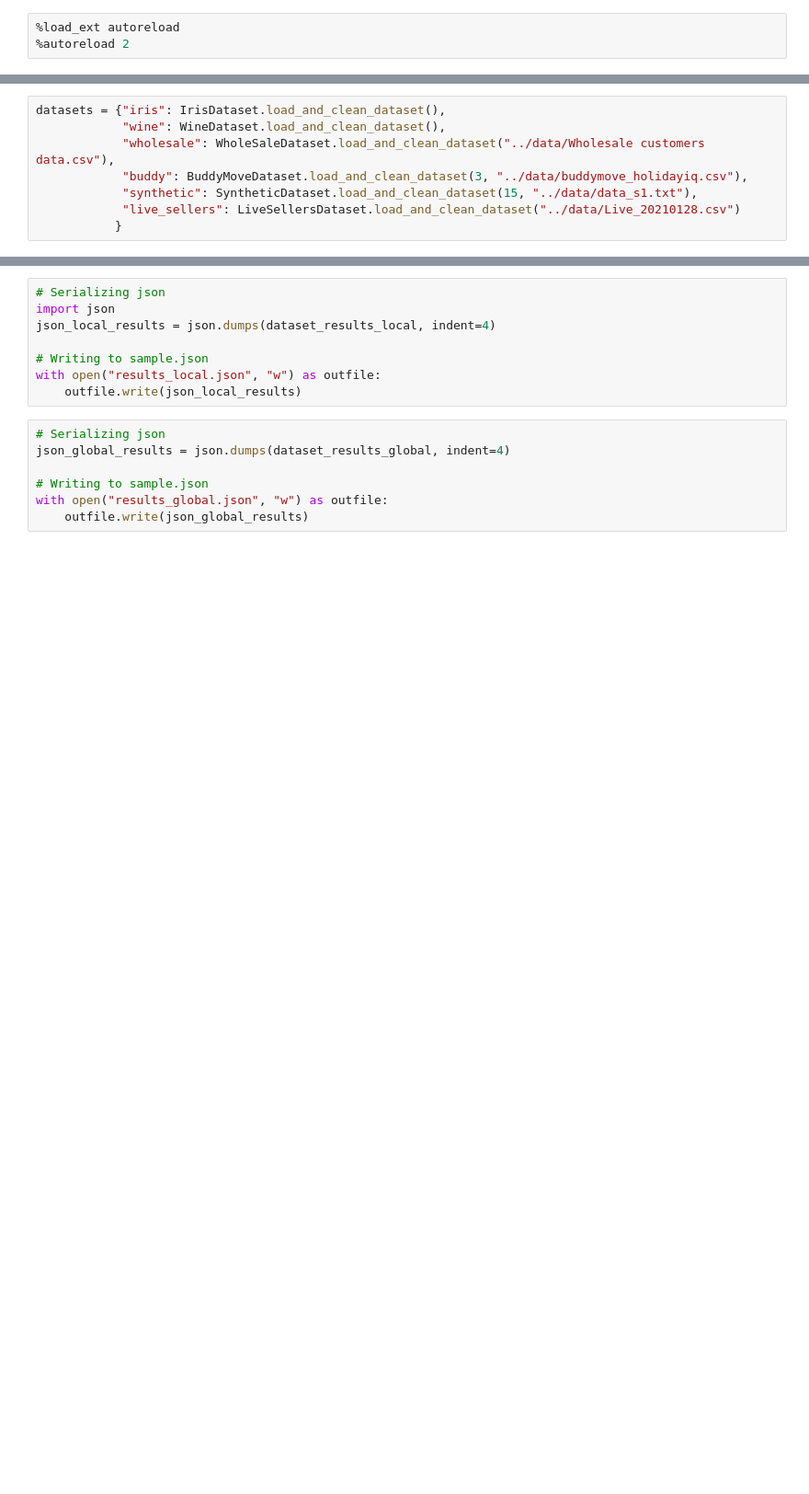
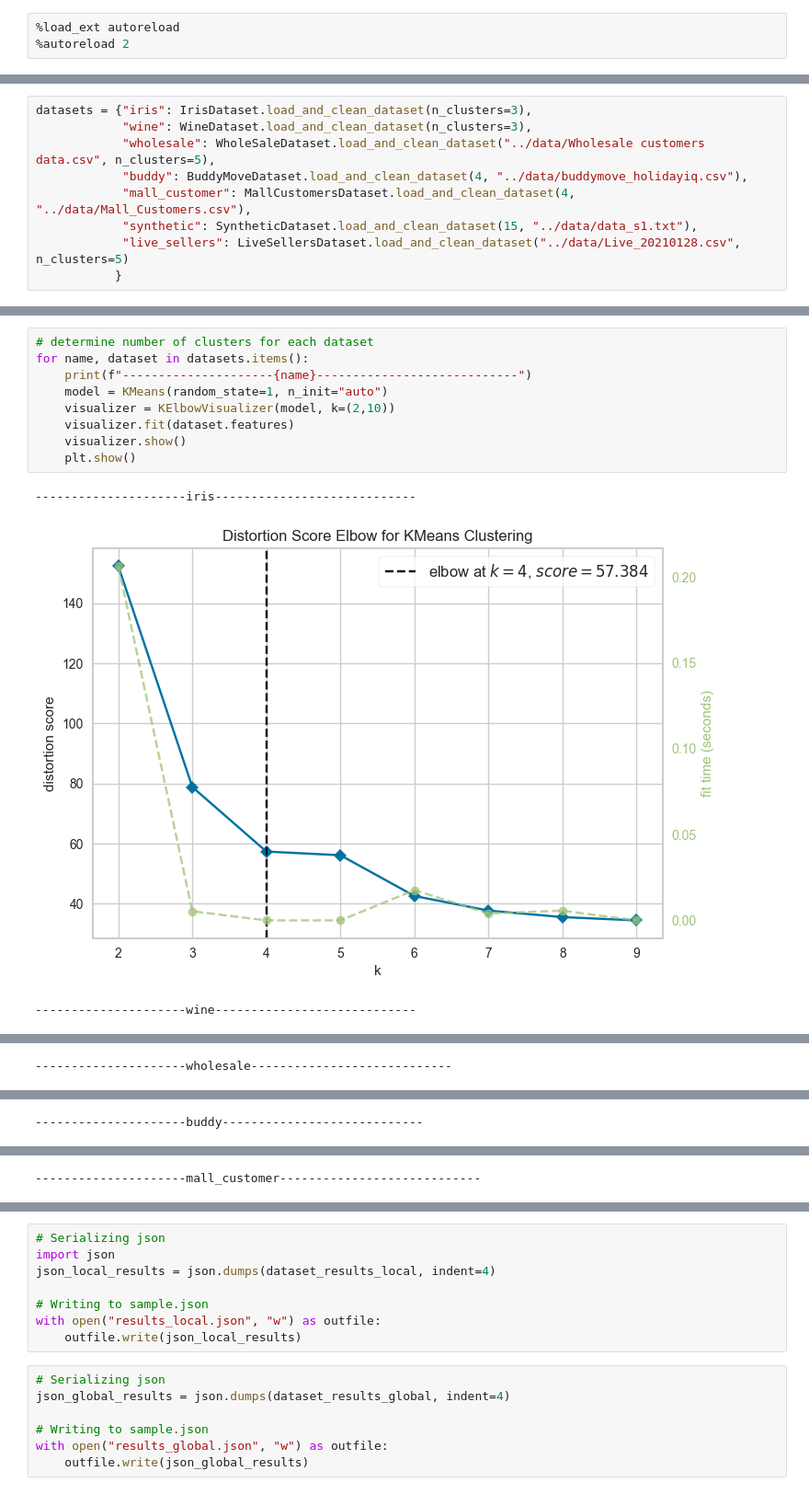
Before and after one commit to AlexF1994/cluster-explain, a Jupyter notebook: notebooks/Evaluation.ipynb, the cells around one changed output, grey strips where cells are left out. Shown: that part at 92% size. Saved outputs shown, nothing was run; the diff lists cells and outputs as text; blank space fills up the shorter version.

```diff
--- a/notebooks/Evaluation.ipynb
+++ b/notebooks/Evaluation.ipynb
@@ -36,8 +34,9 @@ Data sets to be considered:
 # %%
-datasets = {"iris": IrisDataset.load_and_clean_dataset(),
-            "wine": WineDataset.load_and_clean_dataset(),
-            "wholesale": WholeSaleDataset.load_and_clean_dataset("../data/Wholesale customers data.csv"),
-            "buddy": BuddyMoveDataset.load_and_clean_dataset(3, "../data/buddymove_holidayiq.csv"),
+datasets = {"iris": IrisDataset.load_and_clean_dataset(n_clusters=3),
+            "wine": WineDataset.load_and_clean_dataset(n_clusters=3),
+            "wholesale": WholeSaleDataset.load_and_clean_dataset("../data/Wholesale customers data.csv", n_clusters=5),
+            "buddy": BuddyMoveDataset.load_and_clean_dataset(4, "../data/buddymove_holidayiq.csv"),
+            "mall_customer": MallCustomersDataset.load_and_clean_dataset(4, "../data/Mall_Customers.csv"),
             "synthetic": SyntheticDataset.load_and_clean_dataset(15, "../data/data_s1.txt"),
-            "live_sellers": LiveSellersDataset.load_and_clean_dataset("../data/Live_20210128.csv")
+            "live_sellers": LiveSellersDataset.load_and_clean_dataset("../data/Live_20210128.csv", n_clusters=5)
            }
@@ -163,0 +43,13 @@ trial: 100
+# %%
+# determine number of clusters for each dataset
+for name, dataset in datasets.items():
+    print(f"---------------------{name}----------------------------")
+    model = KMeans(random_state=1, n_init="auto")
+    visualizer = KElbowVisualizer(model, k=(2,10))
+    visualizer.fit(dataset.features)
+    visualizer.show()
+    plt.show()
+# %% [output]
+---------------------iris----------------------------
+[figure, added]
+---------------------wine----------------------------
@@ -163,0 +57 @@ trial: 100
+---------------------wholesale----------------------------
@@ -163,0 +59 @@ trial: 100
+---------------------buddy----------------------------
@@ -163,0 +61 @@ trial: 100
+---------------------mall_customer----------------------------
```
Also changed, not shown: parts of 15 cells of this notebook, 55 other files.
